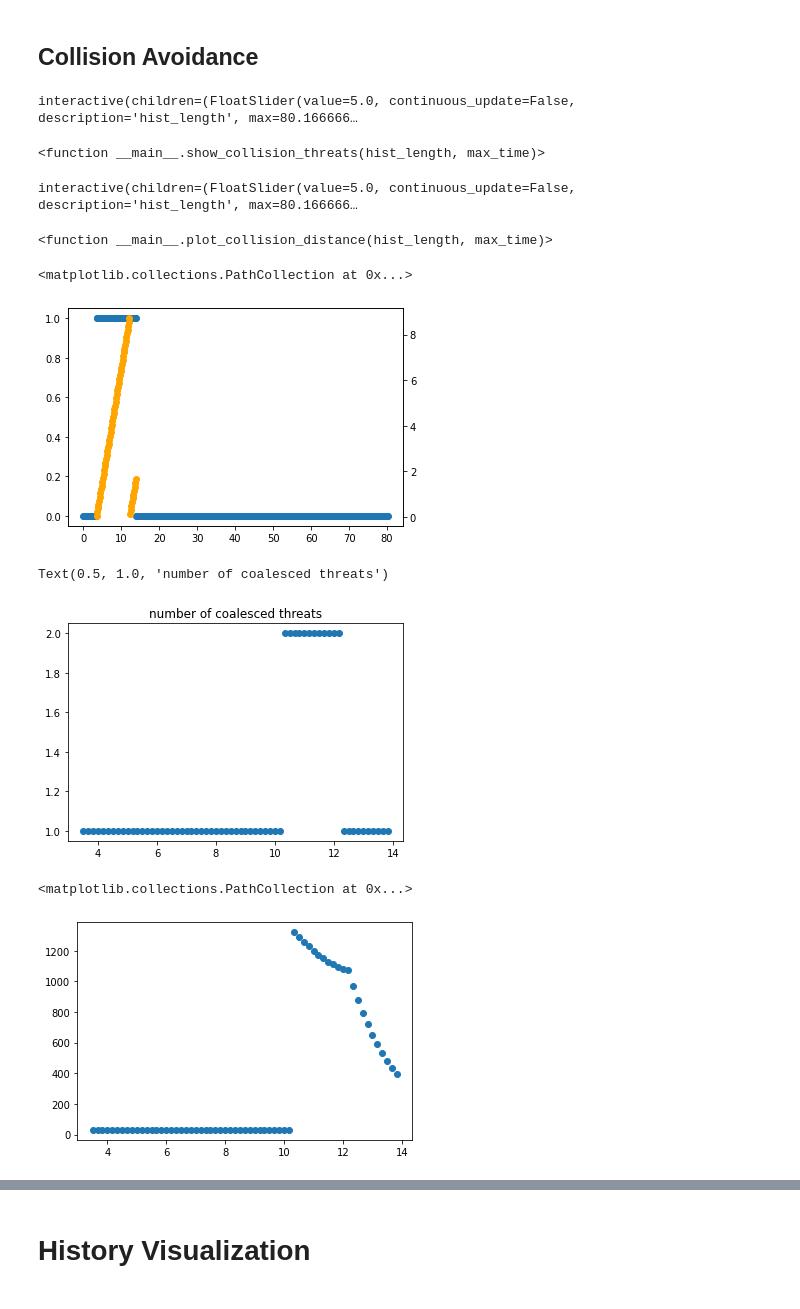
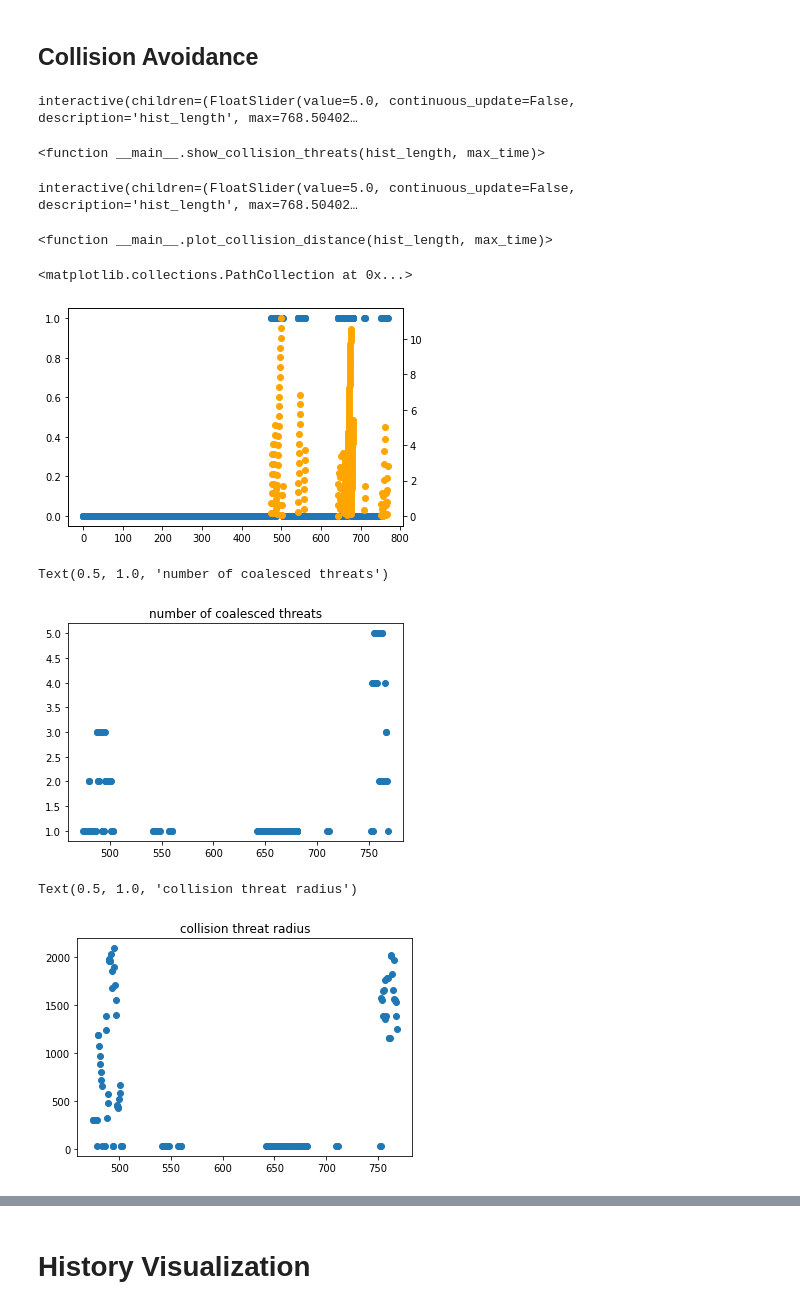
Before and after one commit to gerner/stellarpunk, a Jupyter notebook: notebook/ship_history.ipynb, the cells around one changed output, grey strips where cells are left out. Cells and saved outputs as stored; diff of their text form; code cells hidden in the pictures.

```diff
--- a/notebook/ship_history.ipynb
+++ b/notebook/ship_history.ipynb
@@ -10,7 +10,7 @@ from stellarpunk import util
 # %% [markdown]
 # Loading and Preparing Data
 # %%
-df_base = pd.read_json("/tmp/stellarpunk_test.test_stuff.history.gz", lines=True)
+df_base = pd.read_json("/tmp/stellarpunk.history.gz", lines=True)
 df_base = df_base.join(pd.json_normalize(df_base["o"]).add_prefix("o."))
 # %%
 eids = pd.Series(df_base["eid"].unique())
@@ -29,5 +36,5 @@ Series([], dtype: object)
 # %%
-target_eid = df_base["eid"].unique()[4]
+target_eid = df_base["eid"].unique()[134]
 df_base = df_base[df_base["eid"] == target_eid].reset_index()
 df_base["eid"].unique()
 # %% [output]
@@ -287,7 +309,7 @@ ipywidgets.interact(
     max_time=ipywidgets.FloatSlider(value=df["ts"].max(), min=df["ts"].min(), max=df["ts"].max()+.1, continuous_update=False)
 )
 # %% [output]
-interactive(children=(FloatSlider(value=5.0, continuous_update=False, description='hist_length', max=80.166666…
+interactive(children=(FloatSlider(value=5.0, continuous_update=False, description='hist_length', max=768.50402…
 <function __main__.show_collision_threats(hist_length, max_time)>
 # %%
 def plot_collision_distance(hist_length, max_time):
@@ -307,10 +329,10 @@ ipywidgets.interact(
     max_time=ipywidgets.FloatSlider(value=df["ts"].max(), min=df["ts"].min(), max=df["ts"].max()+.1, continuous_update=False)
 )
 # %% [output]
-interactive(children=(FloatSlider(value=5.0, continuous_update=False, description='hist_length', max=80.166666…
+interactive(children=(FloatSlider(value=5.0, continuous_update=False, description='hist_length', max=768.50402…
 <function __main__.plot_collision_distance(hist_length, max_time)>
 # %%
-fig, ax1 = plt.subplots()
+247.10fig, ax1 = plt.subplots()
 ax2 = ax1.twinx()
 
 ax1.scatter(df["ts"], 1-df["o.ct"].isna().astype(int))
@@ -319,17 +341,18 @@ ax2.scatter(df["ts"], df["ts"] - df["o.ct_ts"], color="orange")
 #ax2.set_ylim(0,(df["ts"] - df["o.ct_ts"]).max()*1.2)
 # %% [output]
 <matplotlib.collections.PathCollection at 0x...>
-[figure, old version]
+[figure, new version]
 # %%
 plt.scatter(df["ts"], df["o.ct_ct"])
 plt.title("number of coalesced threats")
 #plt.xlim(df["ts"].min(), df["ts"].max())
 # %% [output]
 Text(0.5, 1.0, 'number of coalesced threats')
-[figure, old version]
+[figure, new version]
 # %%
 plt.scatter(df["ts"], df["o.ct_cradius"])
+plt.title("collision threat radius")
 # %% [output]
-<matplotlib.collections.PathCollection at 0x...>
+Text(0.5, 1.0, 'collision threat radius')
-[figure, old version]
+[figure, new version]
 # %%
```
Also changed, not shown: parts of 25 cells of this notebook, 13 other files.
